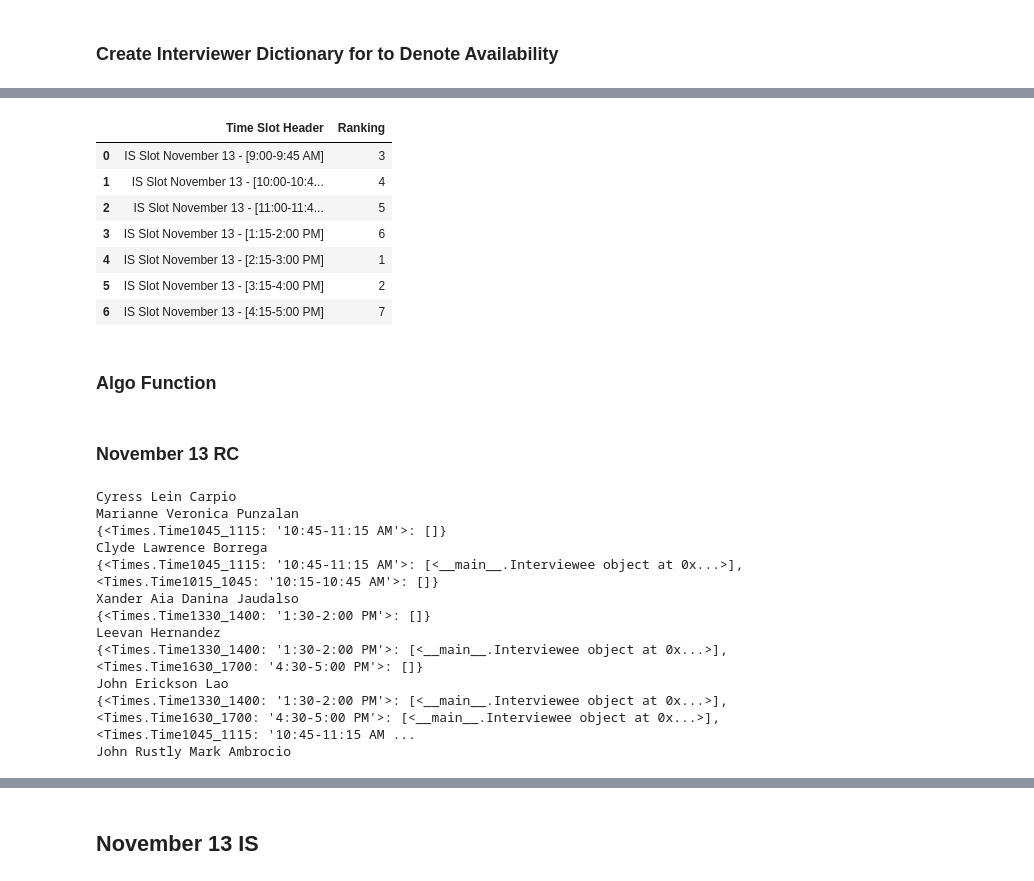
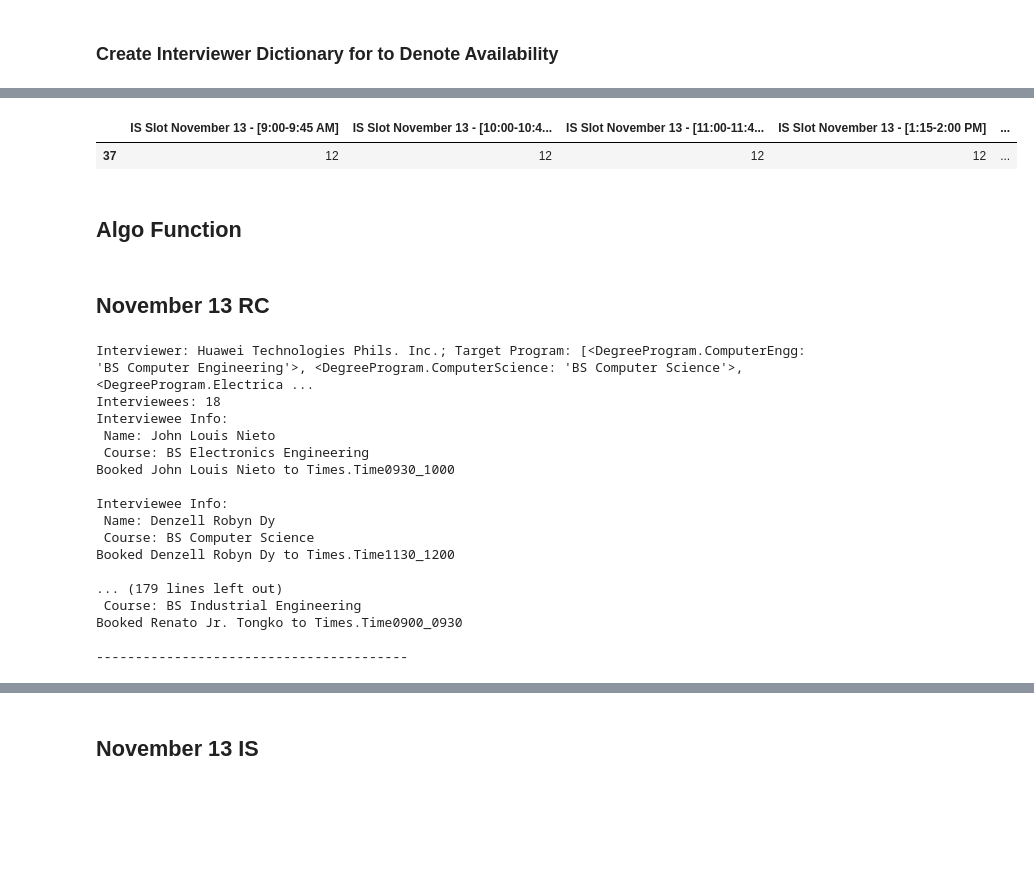
Before and after one commit to DenzDy/capes-interview-scheduler, a Jupyter notebook: scheduler.ipynb, the cells around one changed output, grey strips where cells are left out. Cells and saved outputs as stored; diff of their text form; code cells hidden in the pictures; blank space fills up the shorter version.

```diff
--- a/scheduler.ipynb
+++ b/scheduler.ipynb
@@ -449,23 +474,12 @@ melted_df
-# %%
-sanity_check_df = filter_first_day_rc[filter_first_day_rc['Name'].str.contains('Leevan Hernandez')]
-scores_series = sanity_check_df[sanity_check_df.columns[sanity_check_df.columns.str.contains(f'IS Slot November 13')]]
-melted_df = scores_series.melt(
-    ignore_index=False,
-    var_name='Time Slot Header',
-    value_name='Ranking'
-).reset_index(drop=True)
-melted_df
-# %% [output]
-|  | Time Slot Header | Ranking |
-| 0 | IS Slot November 13 - [9:00-9:45 AM] | 3 |
-| 1 | IS Slot November 13 - [10:00-10:4... | 4 |
-| 2 | IS Slot November 13 - [11:00-11:4... | 5 |
-| 3 | IS Slot November 13 - [1:15-2:00 PM] | 6 |
-| 4 | IS Slot November 13 - [2:15-3:00 PM] | 1 |
-| 5 | IS Slot November 13 - [3:15-4:00 PM] | 2 |
-| 6 | IS Slot November 13 - [4:15-5:00 PM] | 7 |
+# %%
+interviewee_df.sort_values(by='RC Slot November 13 - [9:00-9:30 AM]')
+
+interviewee_df[interviewee_df['CAPES ID'] == 'mrsales'][interviewee_df.columns[interviewee_df.columns.str.contains('IS Slot November 13')]]
+# %% [output]
+|  | IS Slot November 13 - [9:00-9:45 AM] | IS Slot November 13 - [10:00-10:4... | IS Slot November 13 - [11:00-11:4... | IS Slot November 13 - [1:15-2:00 PM] | ... |
+| 37 | 12 | 12 | 12 | 12 | ... |
 # %% [markdown]
-### Algo Function
+## Algo Function
 # %%
 def get_booked_interviewee(name : str, interviewees : list[Interviewee]):
     for x in interviewees:
@@ -517,23 +548,30 @@ def log_scheduler(day : str, type : str):
             except KeyError:
                 print("No interviewees for the timeslot.")
         print("---------------------")
-# %% [markdown]
-### November 13 RC
+# %% [markdown]
+## November 13 RC
 # %%
-carryover_interviewees, booked_interviewees = scheduling_algorithm(day='November 13', type='RC', filtered_df=filter_first_day_rc)
+# filter_first_day_rc = interviewee_df[interviewee_df['What is your most preferred date?  [Resume Consultation (RC)]'].str.contains('November 13')]
+filter_first_day_rc = interviewee_df.sort_values(by='What is your most preferred date?  [Resume Consultation (RC)]', key= lambda col: ~col.str.contains('November 13', na=False))
+carryover_interviewees_rc, booked_interviewees_rc = scheduling_algorithm(day='November 13', type='RC', filtered_df=filter_first_day_rc, booked_interviewees=[], override_skip=0)
 # %% [output]
-Cyress Lein Carpio
-Marianne Veronica Punzalan
-{<Times.Time1045_1115: '10:45-11:15 AM'>: []}
-Clyde Lawrence Borrega
-{<Times.Time1045_1115: '10:45-11:15 AM'>: [<__main__.Interviewee object at 0x...>], <Times.Time1015_1045: '10:15-10:45 AM'>: []}
-Xander Aia Danina Jaudalso
-{<Times.Time1330_1400: '1:30-2:00 PM'>: []}
-Leevan Hernandez
-{<Times.Time1330_1400: '1:30-2:00 PM'>: [<__main__.Interviewee object at 0x...>], <Times.Time1630_1700: '4:30-5:00 PM'>: []}
-John Erickson Lao
-{<Times.Time1330_1400: '1:30-2:00 PM'>: [<__main__.Interviewee object at 0x...>], <Times.Time1630_1700: '4:30-5:00 PM'>: [<__main__.Interviewee object at 0x...>], <Times.Time1045_1115: '10:45-11:15 AM ...
-John Rustly Mark Ambrocio
+Interviewer: Huawei Technologies Phils. Inc.; Target Program: [<DegreeProgram.ComputerEngg: 'BS Computer Engineering'>, <DegreeProgram.ComputerScience: 'BS Computer Science'>, <DegreeProgram.Electrica ...
+Interviewees: 18
+Interviewee Info:
+ Name: John Louis Nieto
+ Course: BS Electronics Engineering
+Booked John Louis Nieto to Times.Time0930_1000
+
+Interviewee Info:
+ Name: Denzell Robyn Dy
+ Course: BS Computer Science
+Booked Denzell Robyn Dy to Times.Time1130_1200
+
+... (179 lines left out)
+ Course: BS Industrial Engineering
+Booked Renato Jr. Tongko to Times.Time0900_0930
+
+----------------------------------------
 # %%
 log_scheduler('November 13', 'RC')
 # %% [output]
```
Also changed, not shown: parts of 24 cells of this notebook, 8 other files.
